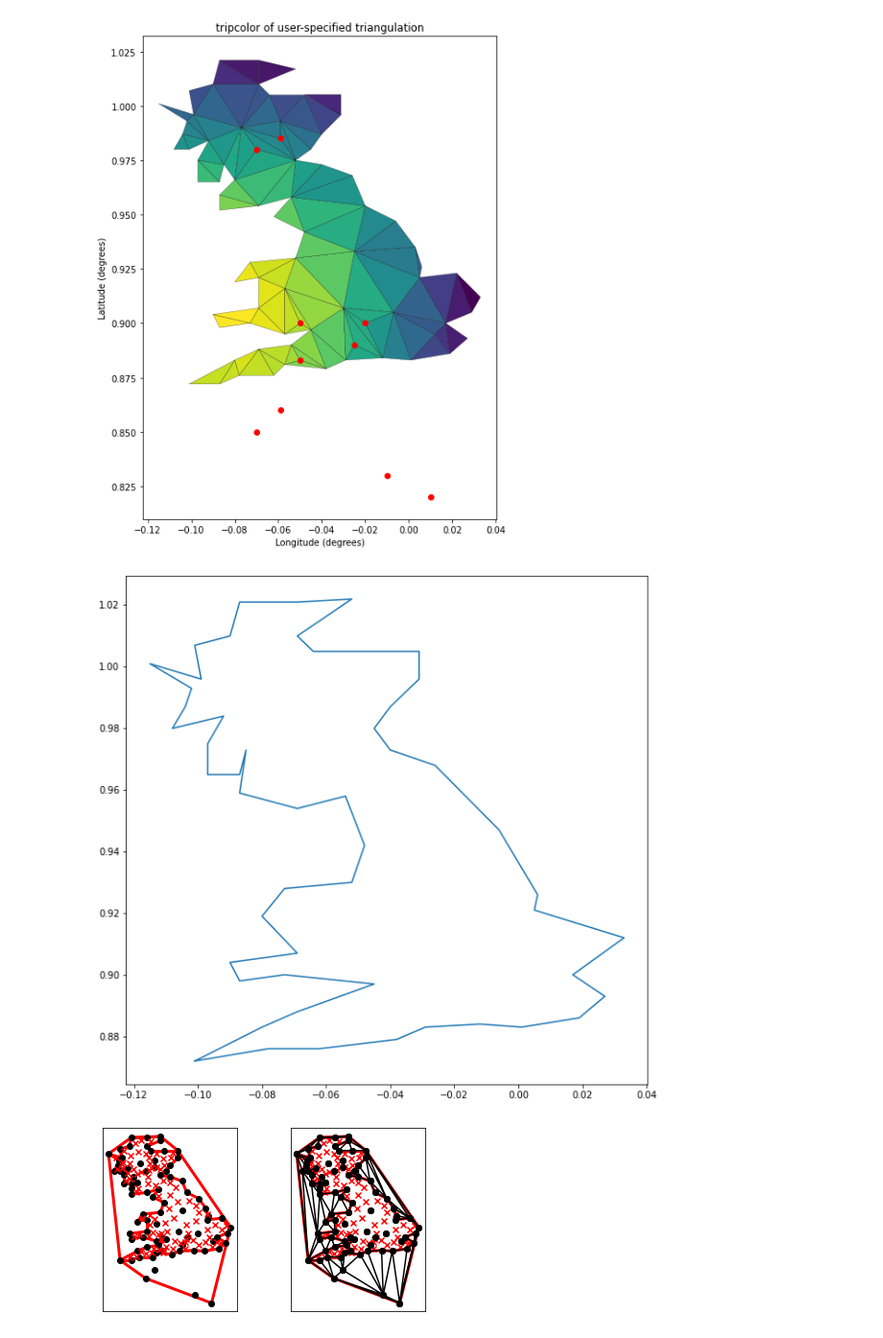
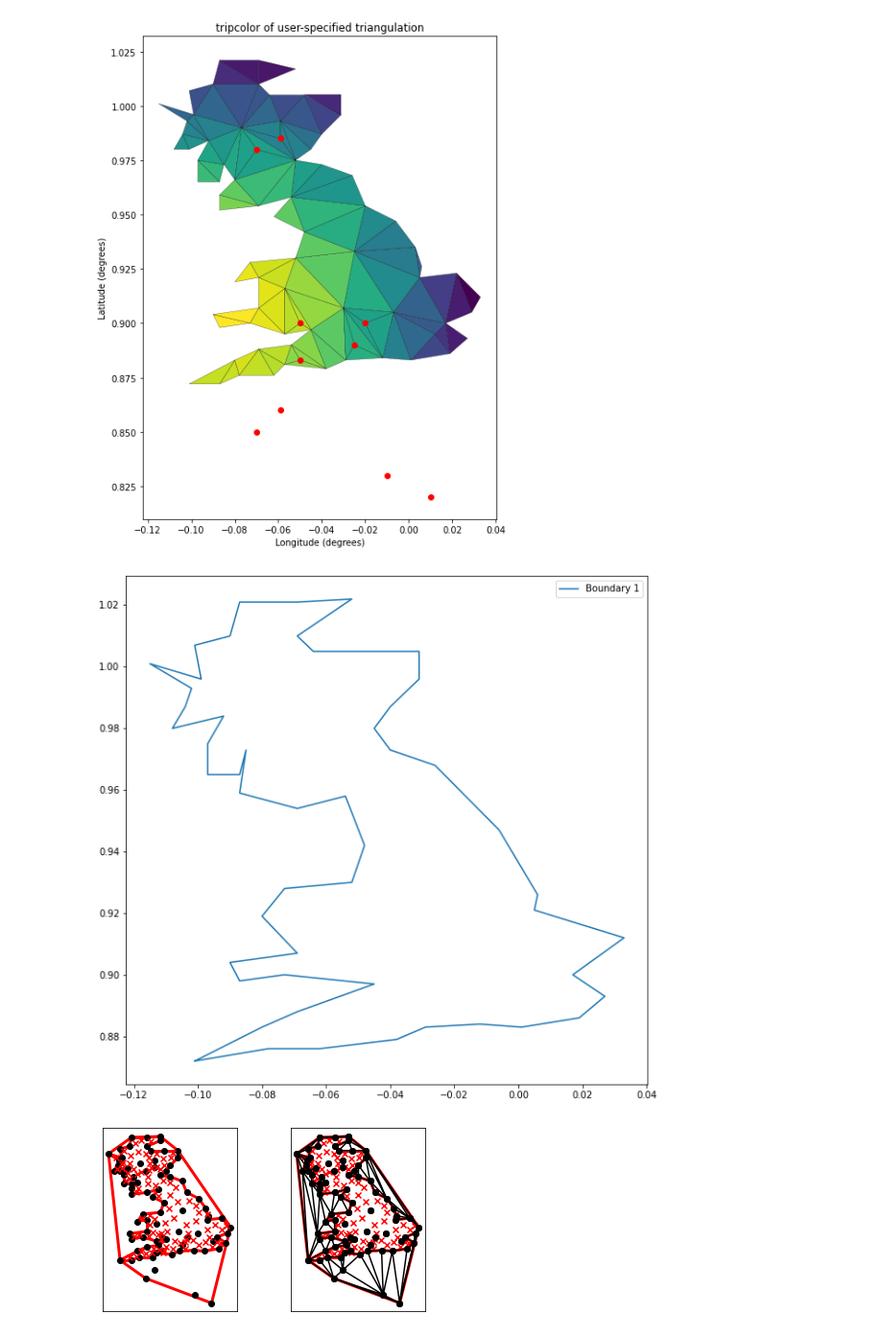
Before and after one commit to emerald-geomodelling/EmeraldTriangles, a Jupyter notebook: Example usage.ipynb, the cells around one changed output. Shown: that part at 96% size. Saved outputs shown, nothing was run; the diff lists cells and outputs as text; code cells hidden in the pictures.

Commit message:
Handle extra columns on triangles

```diff
--- a/Example usage.ipynb
+++ b/Example usage.ipynb
@@ -64,4 +62,11 @@ newpoints = pd.DataFrame(np.asarray([
 # %%
 xy = pd.DataFrame(xy, columns=["X", "Y"])
 triangles = pd.DataFrame(triangles)
+# %%
+x, y = np.rad2deg(xy.values).T
+xmid = x[triangles].mean(axis=1)
+ymid = y[triangles].mean(axis=1)
+x0 = -5
+y0 = 52
+triangles["color"] = np.exp(-0.01 * ((xmid - x0) * (xmid - x0) + (ymid - y0) * (ymid - y0)))
 # %%
@@ -129,15 +116,16 @@ plt.show()
 [figure]
 # %%
 border_sides = emeraldtriangles.mesh_boundary(triangles)
-border_sides = emeraldtriangles.mesh_boundary_mark_rings(border_sides)
-boundaries = emeraldtriangles.ring_marked_mesh_boundary_to_pointlists(border_sides)
+boundaries = emeraldtriangles.mesh_boundary_to_pointlists(border_sides)
 # %%
 fig = plt.figure(figsize=(10,10))
-boundary = xy.loc[boundaries[1]]
-plt.plot(boundary["X"], boundary["Y"])
+for idx, boundary in boundaries.items():
+    boundary = xy.loc[boundary]
+    plt.plot(boundary["X"], boundary["Y"], label="Boundary %s" % idx)
+plt.legend()
 plt.show()
 # %% [output]
-[figure, old version]
+[figure, new version]
 # %%
 triA = {
     "vertices": xyp,
```
Also changed, not shown: parts of 6 cells of this notebook, 1 other file.
